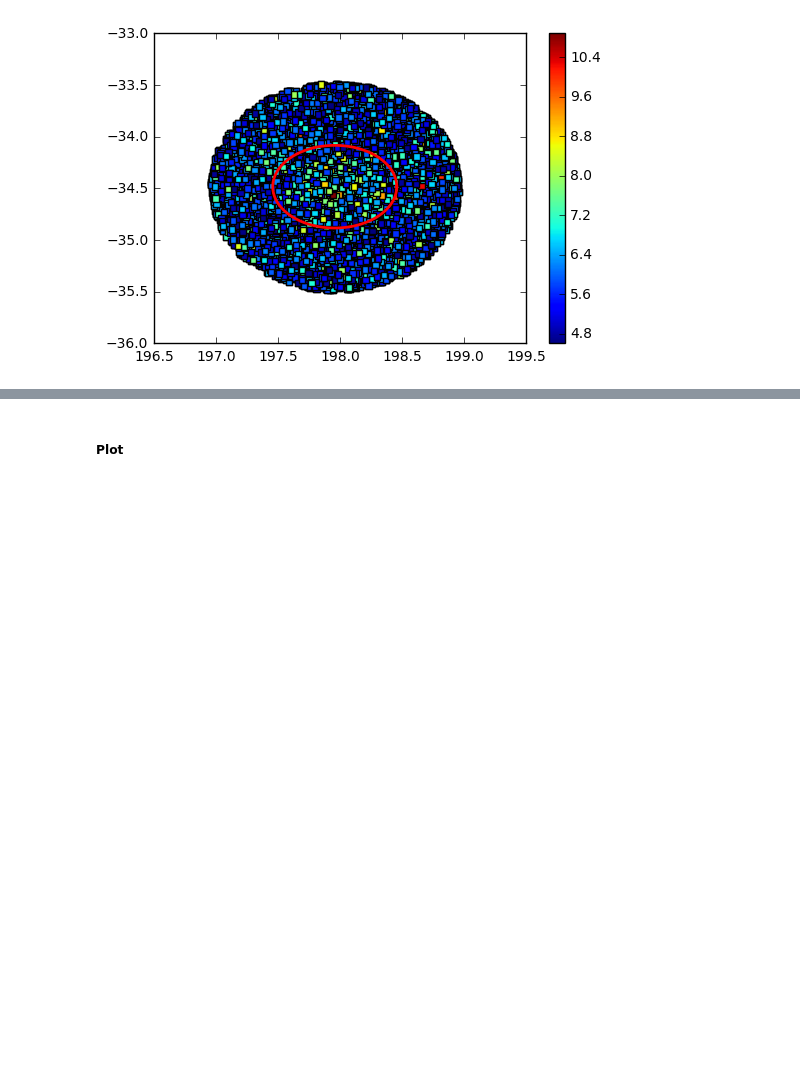
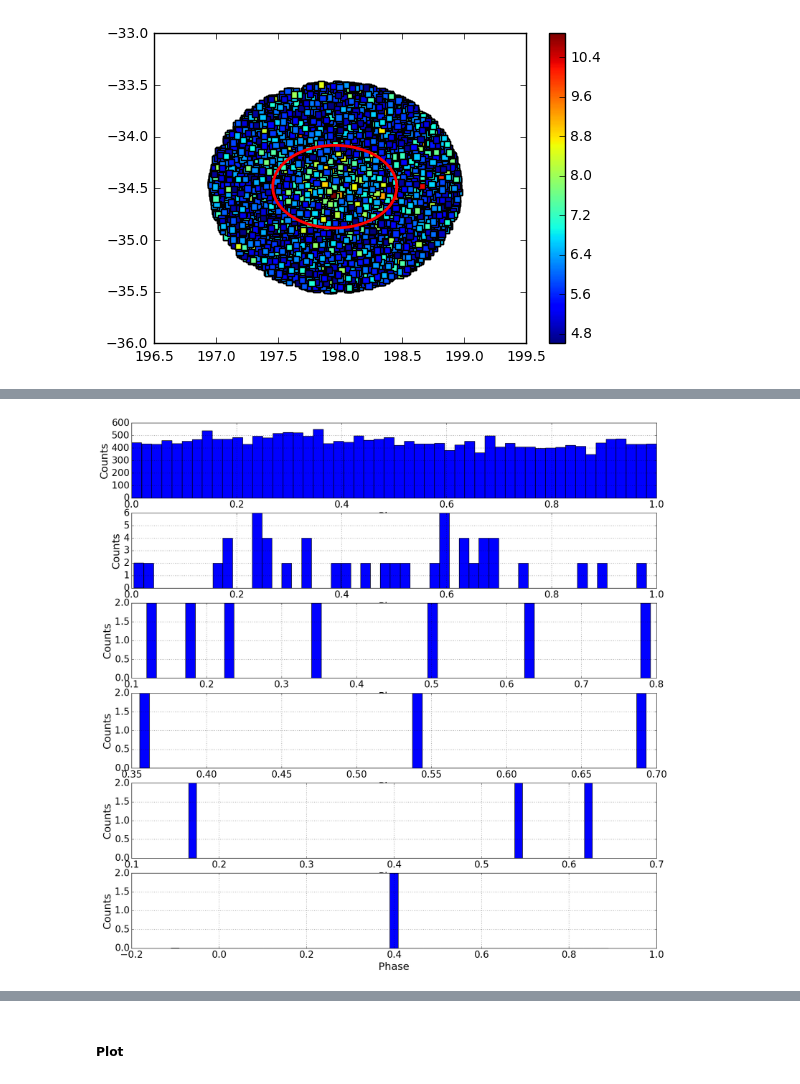
Before and after one commit to tphinkle/pulsar_time-variability, a Jupyter notebook: photons_AB.ipynb, the cells around one changed output, grey strips where cells are left out. Drawn from its saved outputs; the diff is of its cells as text; code cells hidden in the pictures; blank space fills up the shorter version.

```diff
--- a/photons_AB.ipynb
+++ b/photons_AB.ipynb
@@ -222,0 +236,3 @@ circle=mod_df[mod_df['Ra'].map(lambda x: (x-ra_center)**2.)/a1**2.+mod_df['Dec']
+# %%
+mod_df_1=mod_df.loc[mod_df['Energy'] < 10000]
+mod_df_1.describe()
@@ -222,0 +249,73 @@ circle=mod_df[mod_df['Ra'].map(lambda x: (x-ra_center)**2.)/a1**2.+mod_df['Dec']
+# %%
+mod_df_2=mod_df.loc[(mod_df['Energy'] >10000) &(mod_df['Energy'] < 20000)]
+mod_df_3=mod_df.loc[(mod_df['Energy'] >20000) &(mod_df['Energy'] < 30000)]
+mod_df_4=mod_df.loc[(mod_df['Energy'] >30000) &(mod_df['Energy'] < 40000)]
+mod_df_5=mod_df.loc[(mod_df['Energy'] >40000) &(mod_df['Energy'] < 50000)]
+mod_df_6=mod_df.loc[(mod_df['Energy'] >50000) &(mod_df['Energy'] < 60000)]
+# %%
+fig, his = plt.subplots(6, figsize=(20, 20))
+
+fig.sca(his[0])
+plt.hist(mod_df_1['Pulse Phase'], bins = 52)
+#plt.ylim(4000, 4500)
+
+plt.xlabel('Phase', size = axislabel_size)
+plt.ylabel('Counts', size = axislabel_size)
+
+plt.grid()
+plt.tick_params(labelsize = axistick_size)
+
+fig.sca(his[1])
+plt.hist(mod_df_2['Pulse Phase'], bins = 52)
+#plt.ylim(4000, 4500)
+
+plt.xlabel('Phase', size = axislabel_size)
+plt.ylabel('Counts', size = axislabel_size)
+
+plt.grid()
+plt.tick_params(labelsize = axistick_size)
+
+
+fig.sca(his[2])
+plt.hist(mod_df_3['Pulse Phase'], bins = 52)
+#plt.ylim(4000, 4500)
+
+plt.xlabel('Phase', size = axislabel_size)
+plt.ylabel('Counts', size = axislabel_size)
+
+plt.grid()
+plt.tick_params(labelsize = axistick_size)
+
+fig.sca(his[3])
+plt.hist(mod_df_4['Pulse Phase'], bins = 52)
+#plt.ylim(4000, 4500)
+
+plt.xlabel('Phase', size = axislabel_size)
+plt.ylabel('Counts', size = axislabel_size)
+
+plt.grid()
+plt.tick_params(labelsize = axistick_size)
+
+fig.sca(his[4])
+plt.hist(mod_df_5['Pulse Phase'], bins = 52)
+#plt.ylim(4000, 4500)
+
+plt.xlabel('Phase', size = axislabel_size)
+plt.ylabel('Counts', size = axislabel_size)
+
+plt.grid()
+plt.tick_params(labelsize = axistick_size)
+
+fig.sca(his[5])
+plt.hist(mod_df_6['Pulse Phase'], bins = 52)
+#plt.ylim(4000, 4500)
+
+plt.xlabel('Phase', size = axislabel_size)
+plt.ylabel('Counts', size = axislabel_size)
+
+plt.grid()
+plt.tick_params(labelsize = axistick_size)
+
+plt.show()
+# %% [output]
+[figure, added]
```
Also changed, not shown: parts of 17 cells of this notebook.
